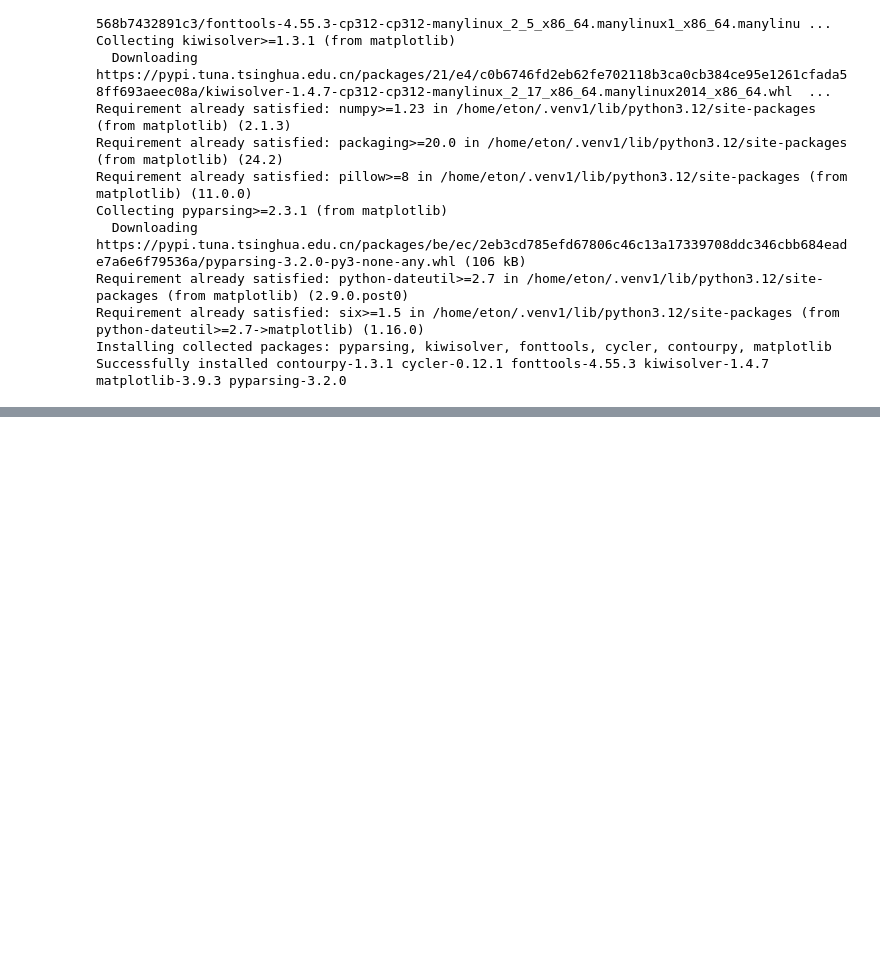
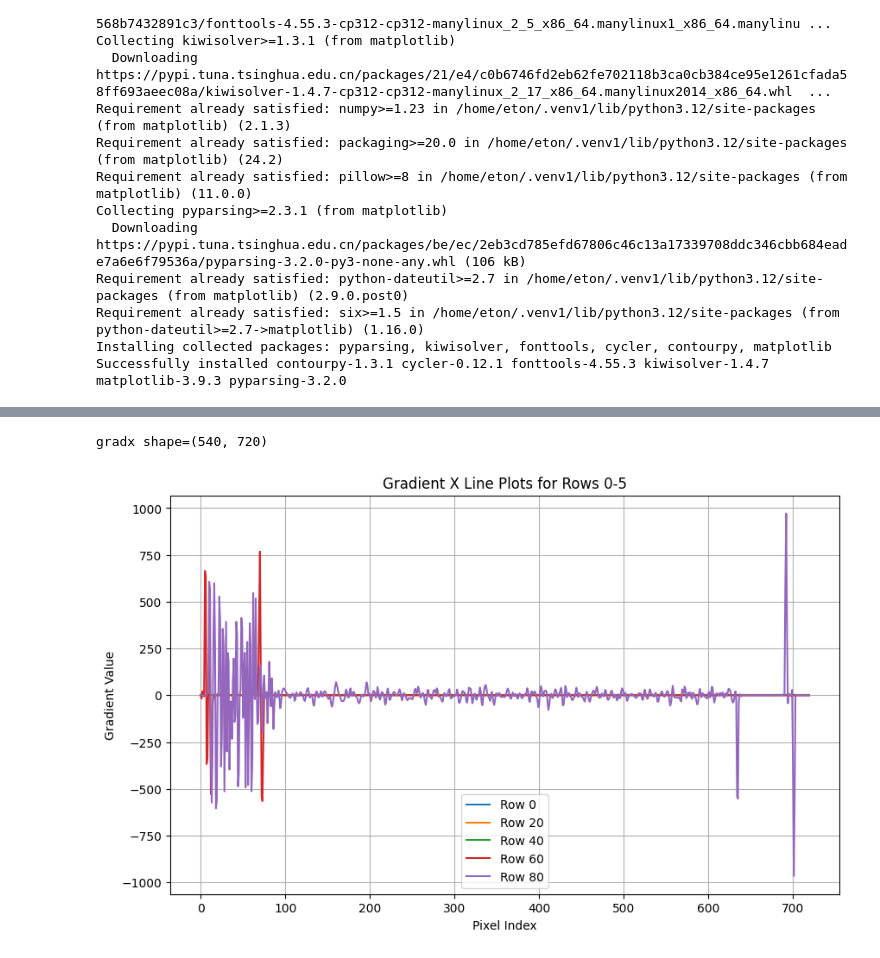
Before and after one commit to bibaodi/thyroid_train01, a Jupyter notebook: processImgs/itkpocus_Preprocessing_Examples.ipynb, the cells around one changed output, grey strips where cells are left out. Saved outputs shown, nothing was run; the diff lists cells and outputs as text; code cells hidden in the pictures; blank space fills up the shorter version.

```diff
--- a/processImgs/itkpocus_Preprocessing_Examples.ipynb
+++ b/processImgs/itkpocus_Preprocessing_Examples.ipynb
@@ -406,0 +540,49 @@ Successfully installed contourpy-1.3.1 cycler-0.12.1 fonttools-4.55.3 kiwisolver
+# %%
+def showimgGradient(img):
+    # Compute the gradient in the x direction
+    grad_x = cv2.Sobel(img, cv2.CV_64F, 1, 0, ksize=3)
+
+    # Extract a line of pixel values from the gradient image
+    # For example, extract the middle row
+    middle_row_index = img.shape[0] // 2
+    grad_x_line = grad_x[middle_row_index, :]
+
+    # Plot the gradient line
+    plt.figure(figsize=(10, 4))
+    plt.plot(grad_x_line, label='Gradient X')
+    plt.title('Gradient X Line Plot')
+    plt.xlabel('Pixel Index')
+    plt.ylabel('Gradient Value')
+    plt.legend()
+    plt.grid(True)
+    plt.show()
+
+def showGradient5Line(image):
+    # Compute the gradient in the x direction
+    gray_image = cv2.cvtColor(image, cv2.COLOR_BGR2GRAY)
+    grad_x = cv2.Sobel(gray_image, cv2.CV_64F, 1, 0, ksize=3)
+    # Compute the gradient in the y direction
+    grad_y = cv2.Sobel(gray_image, cv2.CV_64F, 0, 1, ksize=3)
+    print(f"gradx shape={grad_x.shape}")
+    # Extract the gradient values for rows 0 to 5
+    rows_to_plot = range(0, 100, 20)  # Rows 0 to 5
+    grad_x_lines = [grad_x[i, :] for i in rows_to_plot]
+
+    # Plot the gradient lines
+    plt.figure(figsize=(10, 6))
+    for i, grad_x_line in enumerate(grad_x_lines):
+        plt.plot(grad_x_line, label=f'Row {rows_to_plot[i]}')
+
+    plt.title('Gradient X Line Plots for Rows 0-5')
+    plt.xlabel('Pixel Index')
+    plt.ylabel('Gradient Value')
+    plt.legend()
+    plt.grid(True)
+    plt.show()
+
+
+#showimgGradient(img)
+showGradient5Line(img)
+# %% [output]
+gradx shape=(540, 720)
+[figure, added]
```
Also changed, not shown: parts of 6 cells of this notebook.
